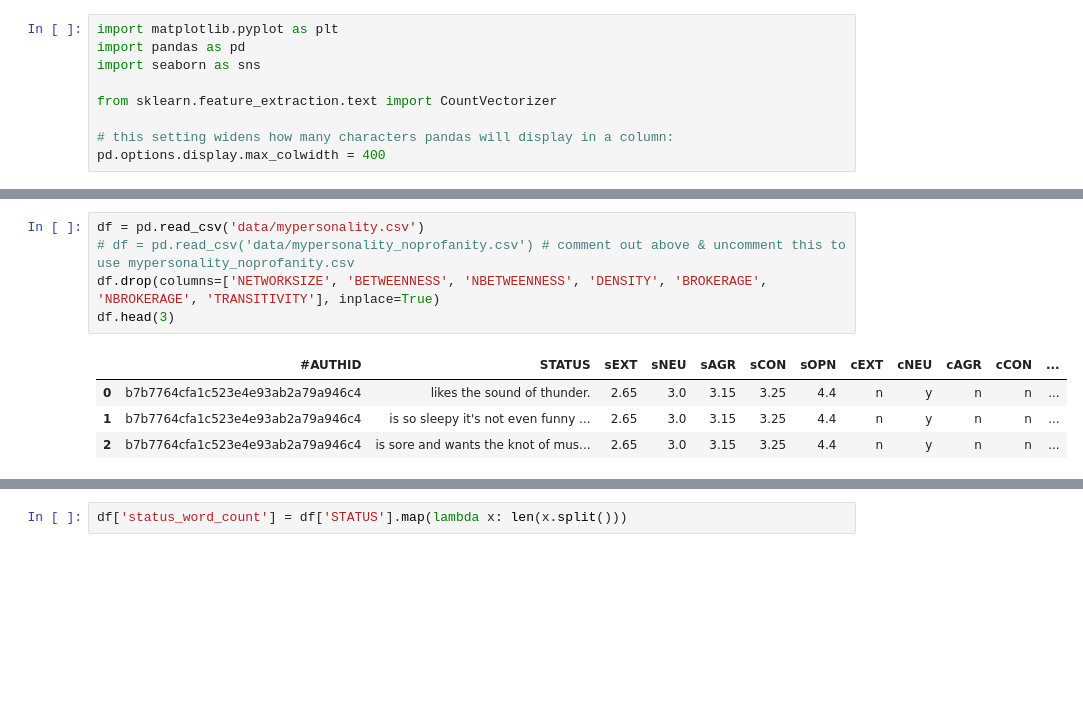
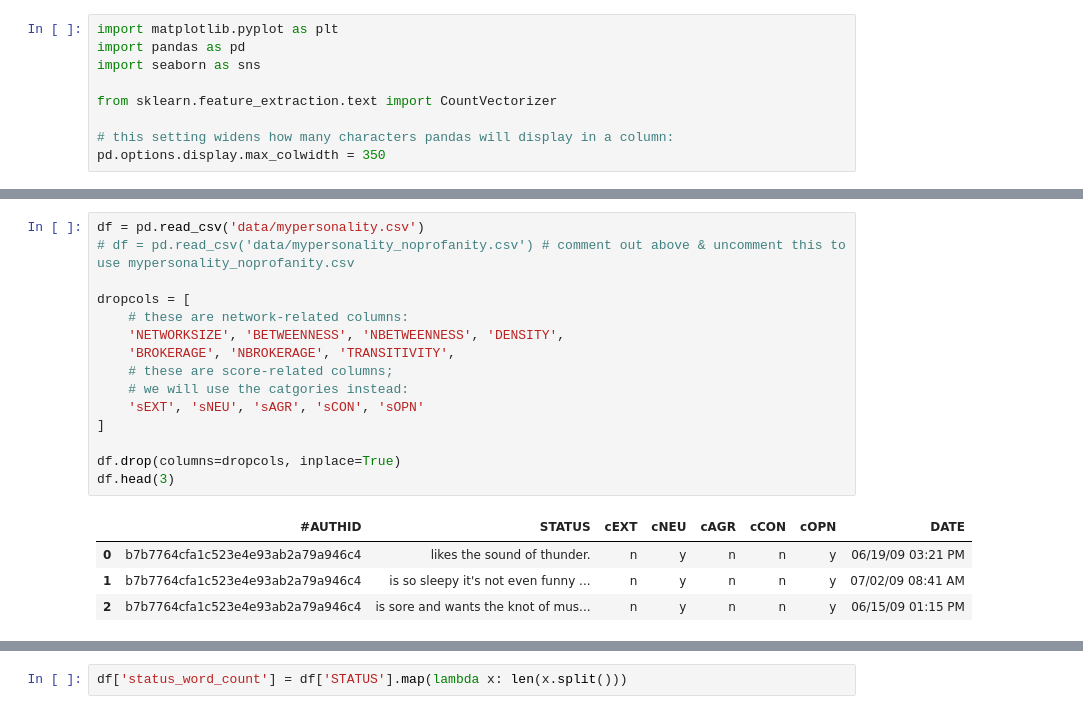
Before and after one commit to ga-curriculum/lab-nlp-eda, a Jupyter notebook: solution-code.ipynb, the cells around one changed output, grey strips where cells are left out. Drawn from its saved outputs; the diff is of its cells as text; blank space fills up the shorter version.

```diff
--- a/solution-code.ipynb
+++ b/solution-code.ipynb
@@ -51,4 +51,4 @@ import seaborn as sns
 from sklearn.feature_extraction.text import CountVectorizer
 
 # this setting widens how many characters pandas will display in a column:
-pd.options.display.max_colwidth = 400
+pd.options.display.max_colwidth = 350
@@ -59,10 +74,20 @@ pd.options.display.max_colwidth = 400
 # %%
 df = pd.read_csv('data/mypersonality.csv')
 # df = pd.read_csv('data/mypersonality_noprofanity.csv') # comment out above & uncomment this to use mypersonality_noprofanity.csv
-df.drop(columns=['NETWORKSIZE', 'BETWEENNESS', 'NBETWEENNESS', 'DENSITY', 'BROKERAGE', 'NBROKERAGE', 'TRANSITIVITY'], inplace=True)
+
+dropcols = [
+    # these are network-related columns:
+    'NETWORKSIZE', 'BETWEENNESS', 'NBETWEENNESS', 'DENSITY',
+    'BROKERAGE', 'NBROKERAGE', 'TRANSITIVITY',
+    # these are score-related columns;
+    # we will use the catgories instead:
+    'sEXT', 'sNEU', 'sAGR', 'sCON', 'sOPN'
+]
+
+df.drop(columns=dropcols, inplace=True)
 df.head(3)
 # %% [output]
-|  | #AUTHID | STATUS | sEXT | sNEU | sAGR | sCON | sOPN | cEXT | cNEU | cAGR | cCON | ... |
-| 0 | b7b7764cfa1c523e4e93ab2a79a946c4 | likes the sound of thunder. | 2.65 | 3.0 | 3.15 | 3.25 | 4.4 | n | y | n | n | ... |
-| 1 | b7b7764cfa1c523e4e93ab2a79a946c4 | is so sleepy it's not even funny ... | 2.65 | 3.0 | 3.15 | 3.25 | 4.4 | n | y | n | n | ... |
-| 2 | b7b7764cfa1c523e4e93ab2a79a946c4 | is sore and wants the knot of mus... | 2.65 | 3.0 | 3.15 | 3.25 | 4.4 | n | y | n | n | ... |
+|  | #AUTHID | STATUS | cEXT | cNEU | cAGR | cCON | cOPN | DATE |
+| 0 | b7b7764cfa1c523e4e93ab2a79a946c4 | likes the sound of thunder. | n | y | n | n | y | 06/19/09 03:21 PM |
+| 1 | b7b7764cfa1c523e4e93ab2a79a946c4 | is so sleepy it's not even funny ... | n | y | n | n | y | 07/02/09 08:41 AM |
+| 2 | b7b7764cfa1c523e4e93ab2a79a946c4 | is sore and wants the knot of mus... | n | y | n | n | y | 06/15/09 01:15 PM |
```
Also changed, not shown: parts of 76 cells of this notebook, 1 other file.
